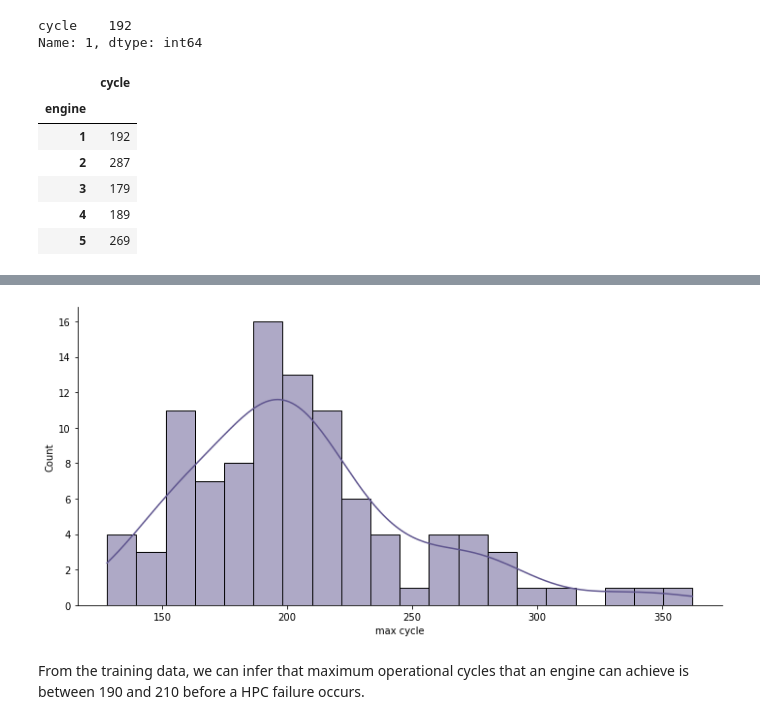
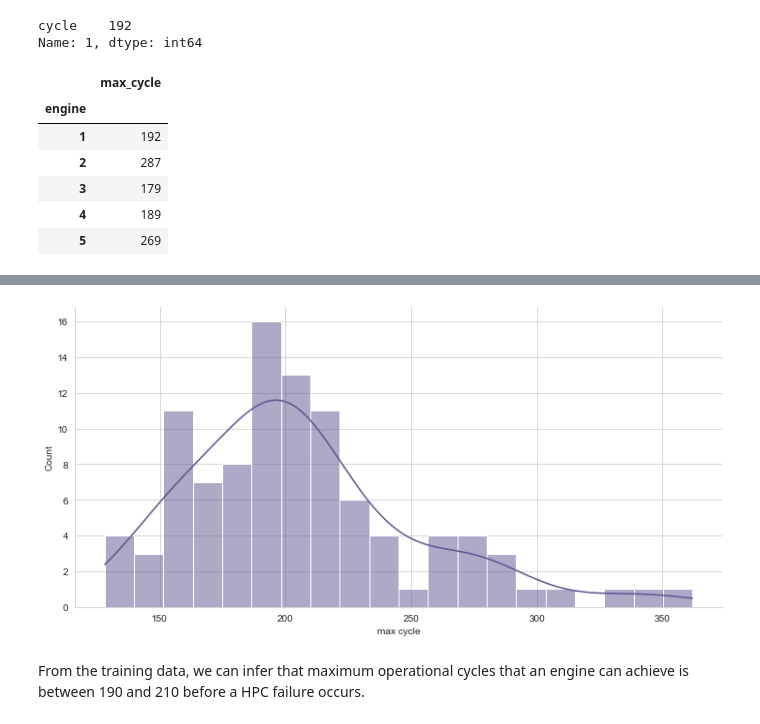
Before and after one commit to emreaytkn/edge-analytics, a Jupyter notebook: C-MAPSS EDA.ipynb, the cells around one changed output, grey strips where cells are left out. Saved outputs shown, nothing was run; the diff lists cells and outputs as text; code cells hidden in the pictures.

```diff
--- a/C-MAPSS EDA.ipynb
+++ b/C-MAPSS EDA.ipynb
@@ -104,0 +130,3 @@ We can see that engine 1 failed after 192 cycles, and engine 2 failed after 287
+# %%
+df_train.drop(const_features, axis=1, inplace=True)
+df_test.drop(const_features, axis=1, inplace=True)
@@ -104,0 +150,11 @@ We can see that engine 1 failed after 192 cycles, and engine 2 failed after 287
+# %%
+# Dropping one of the highly correlated features
+
+corr = df_train.corr().abs()
+
+# Select only the upper triangle of the correlation matrix
+upper_tri = corr.where(np.triu(np.ones(corr.shape), k=1).astype(np.bool_))
+
+# Get the index of feature columns having correlation greater than 0.95
+corr_features = [column for column in upper_tri.columns if any(upper_tri[column] > 0.95)]
+print(corr_features)
@@ -104,0 +163,3 @@ We can see that engine 1 failed after 192 cycles, and engine 2 failed after 287
+# %%
+df_train.drop(corr_features, axis=1, inplace=True)
+df_test.drop(corr_features, axis=1, inplace=True)
@@ -112,9 +177,10 @@ max_cycles.iloc[0]
 cycle    192
 Name: 1, dtype: int64
 # %%
+max_cycles.rename(columns={'cycle':'max_cycle'}, inplace=True)
 max_cycles.head()
 # %% [output]
-|  | cycle |
+|  | max_cycle |
 | engine |  |
 | 1 | 192 |
 | 2 | 287 |
@@ -122,6 +188,8 @@ max_cycles.head()
 | 4 | 189 |
 | 5 | 269 |
 # %%
-sns.displot(max_cycles['cycle'], kde=True, bins=20, height=5, aspect=2, color='#5e548e')
+sns.set_style("whitegrid")
+
+sns.displot(max_cycles['max_cycle'], kde=True, bins=20, height=5, aspect=2, color='#5e548e')
 plt.xlabel('max cycle')
 # %% [output]
@@ -129,3 +197,3 @@ Text(0.5, 6.79999999999999, 'max cycle')
-[figure, old version]
+[figure, new version]
 # %% [markdown]
 From the training data, we can infer that maximum operational cycles that an engine can achieve is between 190 and 210 before a HPC failure occurs.
```
Also changed, not shown: parts of 26 cells of this notebook, 21 other files.
